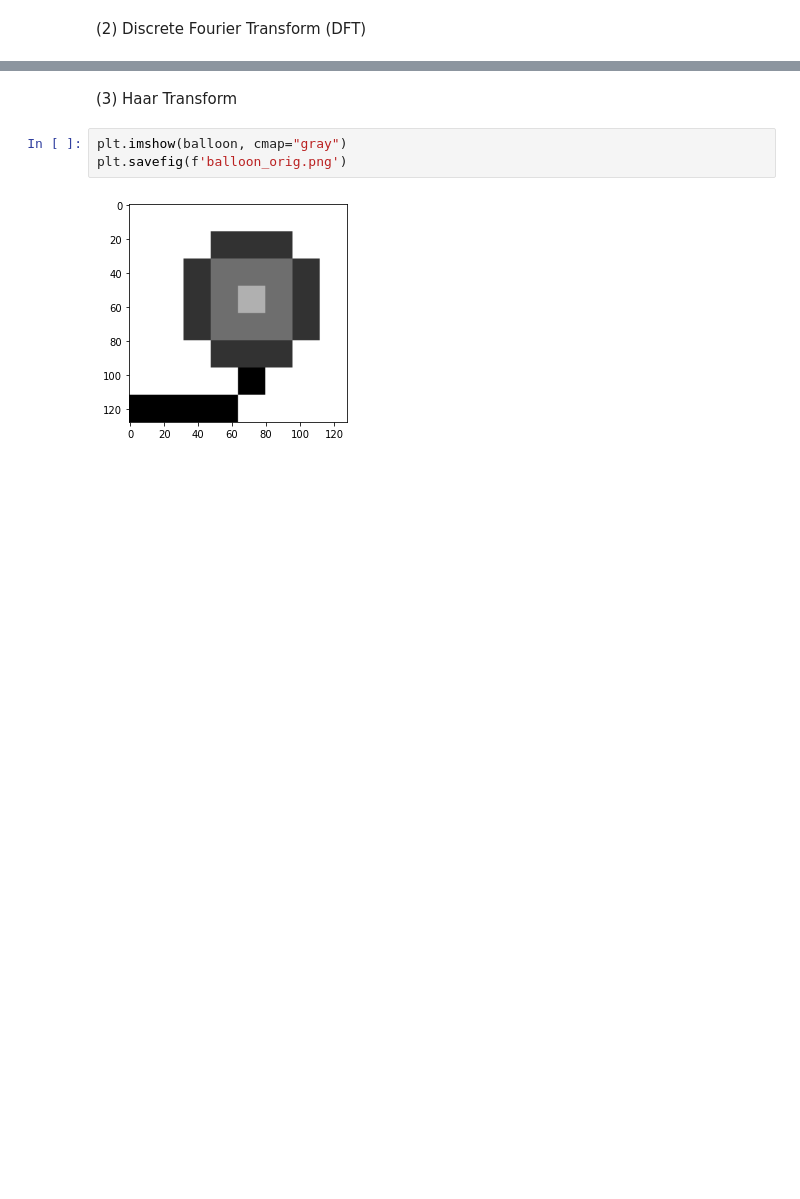
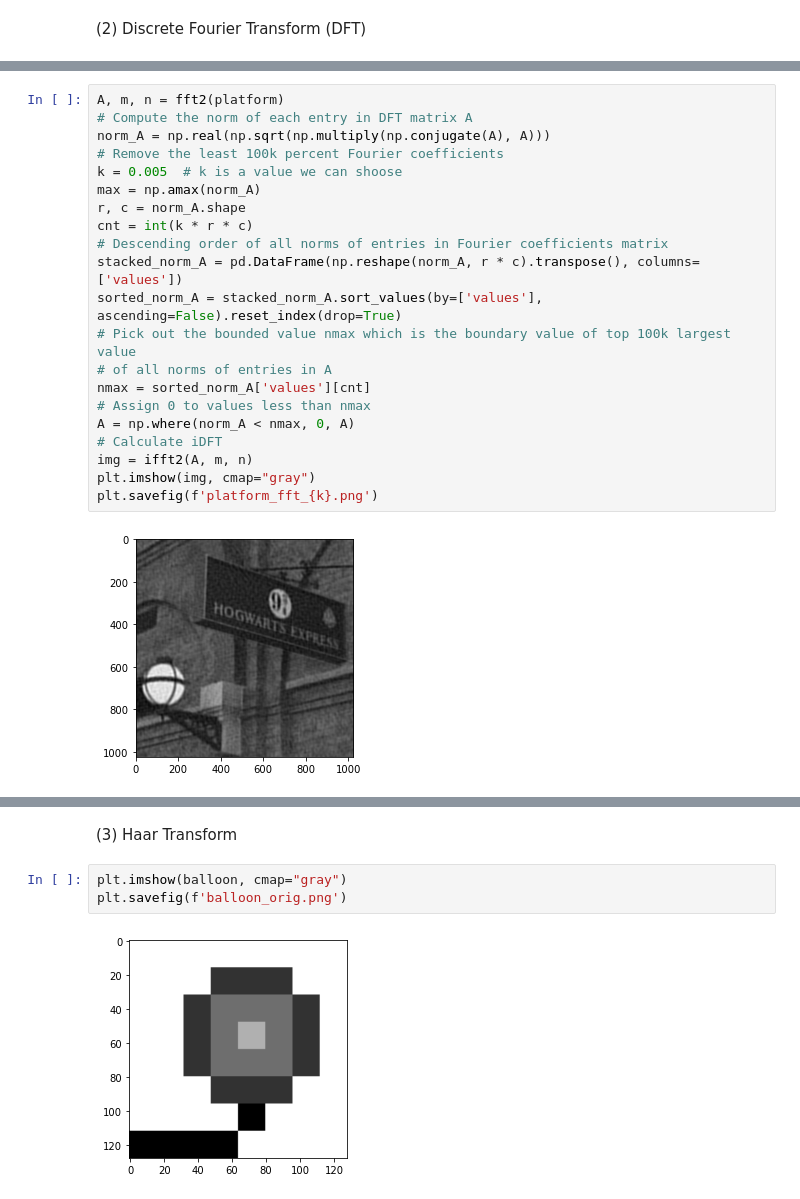
Before and after one commit to elaine-xff/MATH3320Project, a Jupyter notebook: codes/models.ipynb, the cells around one changed output, grey strips where cells are left out. Cells and saved outputs as stored; diff of their text form; blank space fills up the shorter version.

```diff
--- a/codes/models.ipynb
+++ b/codes/models.ipynb
@@ -121,0 +117,23 @@ def ifft2(F, m, n):
+# %%
+A, m, n = fft2(platform)
+# Compute the norm of each entry in DFT matrix A
+norm_A = np.real(np.sqrt(np.multiply(np.conjugate(A), A)))
+# Remove the least 100k percent Fourier coefficients
+k = 0.005  # k is a value we can shoose
+max = np.amax(norm_A)
+r, c = norm_A.shape
+cnt = int(k * r * c)
+# Descending order of all norms of entries in Fourier coefficients matrix
+stacked_norm_A = pd.DataFrame(np.reshape(norm_A, r * c).transpose(), columns=['values'])
+sorted_norm_A = stacked_norm_A.sort_values(by=['values'], ascending=False).reset_index(drop=True)
+# Pick out the bounded value nmax which is the boundary value of top 100k largest value
+# of all norms of entries in A
+nmax = sorted_norm_A['values'][cnt]
+# Assign 0 to values less than nmax
+A = np.where(norm_A < nmax, 0, A)
+# Calculate iDFT
+img = ifft2(A, m, n)
+plt.imshow(img, cmap="gray")
+plt.savefig(f'platform_fft_{k}.png')
+# %% [output]
+[figure, added]
```
Also changed, not shown: parts of 7 cells of this notebook, 9 other files.
